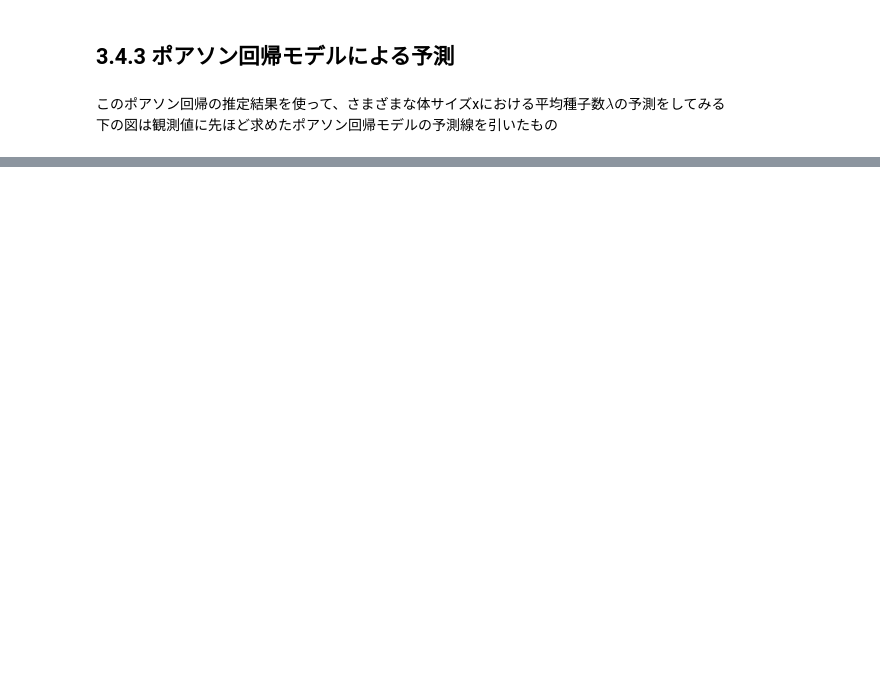
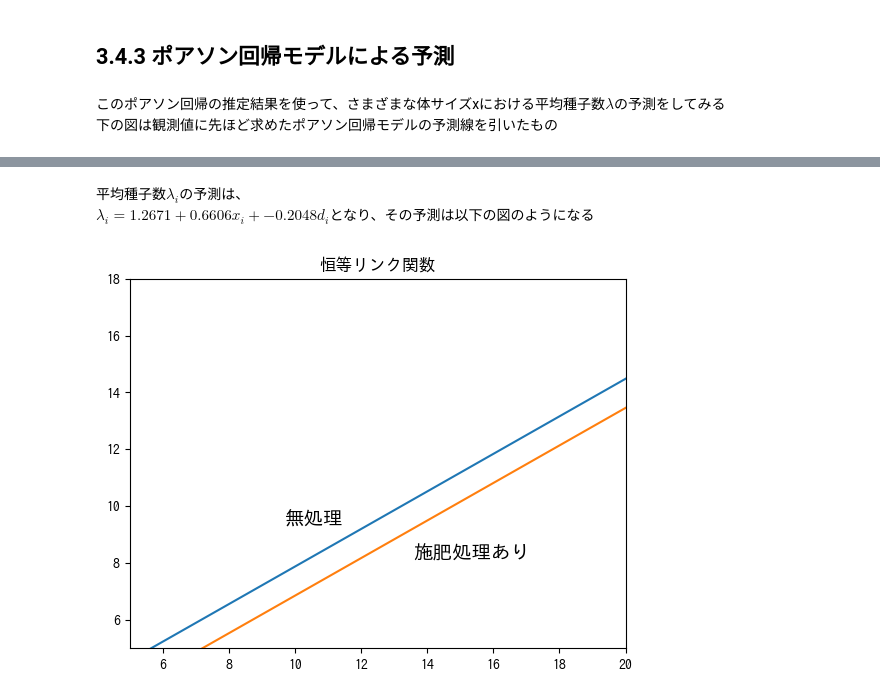
Before and after one commit to ynaoy/kubo-book, a Jupyter notebook: src/chapter3/chapter3.ipynb, the cells around one changed output, grey strips where cells are left out. Cells and saved outputs as stored; diff of their text form; code cells hidden in the pictures; blank space fills up the shorter version.

```diff
--- a/src/chapter3/chapter3.ipynb
+++ b/src/chapter3/chapter3.ipynb
@@ -276,0 +470,13 @@ plt.show()
+# %%
+d = data.copy()
+d = d.drop("y",axis=1)
+# 施肥処理fをダミー変数に変換
+d["f"] = d["f"].map({"C": 0, "T": 1})
+# 説明変数に切片を追加
+d = sm.add_constant(d)
+
+# ポアソン回帰(恒等リンク関数を使用)
+model = sm.GLM(data["y"], d,
+              family=sm.families.Poisson(link=sm.genmod.families.links.identity())).fit()
+
+print(model.summary())
@@ -276,0 +502,37 @@ plt.show()
+# %% [markdown]
+平均種子数$λ_i$の予測は、
+$λ_i=1.2671+0.6606x_i+-0.2048d_i$となり、その予測は以下の図のようになる
+# %%
+# xが0から20までの範囲で予測
+x = np.linspace(0, 20, 200)
+d = pd.DataFrame({"x":x})
+# 施肥処理なし
+d["f"] = 0
+# 説明変数に切片を追加
+d = sm.add_constant(d)
+# 施肥処理なしで予測
+y_not_f = model.predict(d)
+
+# 施肥処理の効果をわかりやすいように五倍にする
+d["f"] = 5
+# 施肥処理ありで予測
+y_f = model.predict(d)
+
+# グラフを描写
+plt.plot(x, y_not_f)
+plt.plot(x, y_f)
+# テキストを追加
+y_pos = 9
+# 施肥処理なし
+plt.text(x=x[(y_not_f.astype(int)==y_pos).argmax()]-0.3,y=y_pos+0.3,
+         s="無処理",ha="right",va="bottom", fontsize=14)
+# 施肥処理あり
+plt.text(x=x[(y_f.astype(int)==y_pos).argmax()]+0.3,y=y_pos-0.3,
+         s="施肥処理あり",ha="left",va="top",fontsize=14)
+
+plt.xlim(5,20)
+plt.ylim(5,18)
+plt.title("恒等リンク関数")
+plt.show()
+# %% [output]
+[figure, added]
```
Also changed, not shown: parts of 33 cells of this notebook, 2 other files.
